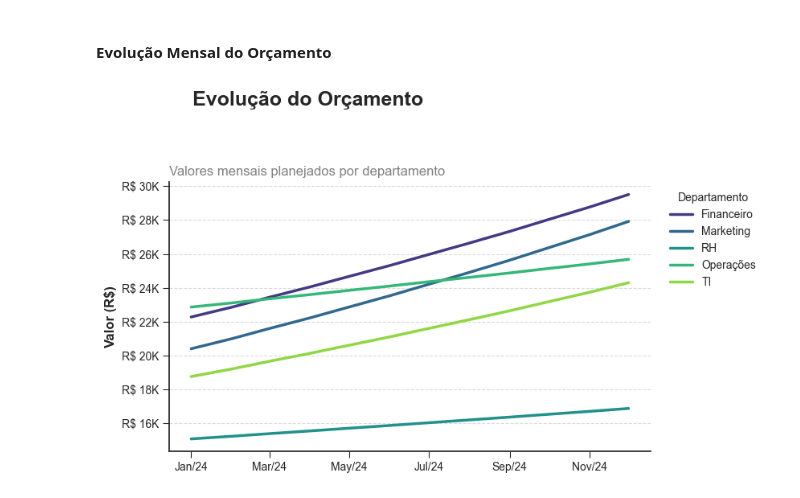
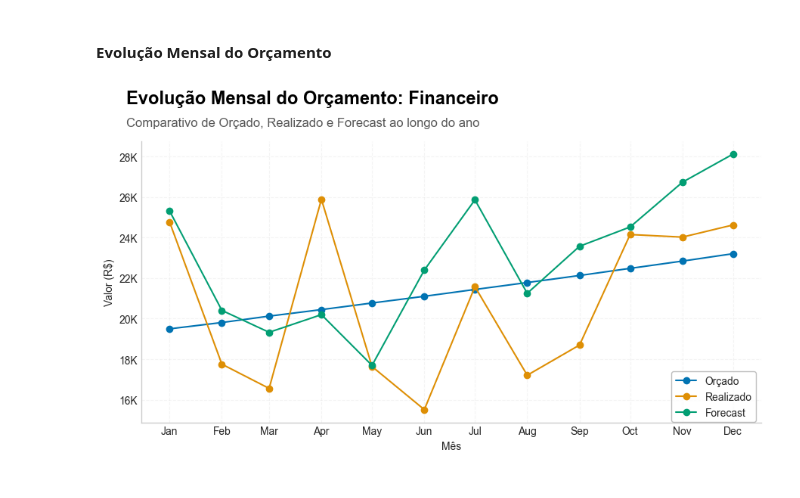
Before and after one commit to victormontr/FPeA, a Jupyter notebook: notebooks/analise_orcamentaria.ipynb, the cells around one changed output. Cells and saved outputs as stored; diff of their text form; code cells hidden in the pictures.

Commit message:
Nova versão da análise orçamentária em Python

```diff
--- a/notebooks/analise_orcamentaria.ipynb
+++ b/notebooks/analise_orcamentaria.ipynb
@@ -129,56 +182,72 @@ plt.show()
 # %% [markdown]
 #### Evolução Mensal do Orçamento
 # %%
-# --- 1. PREPARAÇÃO E CONFIGURAÇÃO DE ESTILO ---
-plt.style.use('seaborn-v0_8-ticks')  # Estilo visual limpo e corporativo
+# 1. SETUP INICIAL E IDENTIFICAÇÃO DOS DEPARTAMENTOS
+# ---------------------------------------------------
+# Define o estilo global dos gráficos (grade branca com linhas de fundo suaves)
+plt.style.use('seaborn-v0_8-whitegrid')
 
-departamentos = df["Departamento"].unique()  # Lista de departamentos únicos
+# Extrai os departamentos únicos para gerar um gráfico separado para cada um
+departamentos = df['Departamento'].unique()
 
-# Mapeia cada departamento para uma cor da paleta "viridis" (profissional e acessível)
-cores_mapa = dict(zip(departamentos, sns.color_palette("viridis", n_colors=len(departamentos))))
+# 2. LOOP PARA GERAR UM GRÁFICO POR DEPARTAMENTO
+# -----------------------------------------------
+# Gera, para cada departamento, um gráfico de evolução mensal das métricas financeiras
+for depto in departamentos:
 
-# --- 2. FUNÇÃO DE PLOTAGEM ---
-def plot_evolucao_corp(metrica, titulo, subtitulo):
-    fig, ax = plt.subplots(figsize=(10, 5))
+    # --- Filtragem dos Dados ---
+    # Seleciona apenas os registros correspondentes ao departamento atual
+    df_depto = df[df['Departamento'] == depto].copy()
 
-    # Plota uma linha para cada departamento
-    for dept in departamentos:
-        dados = df[df["Departamento"] == dept]
-        ax.plot(
-            dados["Data"], dados[metrica],
-            label=dept,
-            color=cores_mapa[dept],
-            linewidth=2.5  # Linhas mais grossas para destaque visual
-        )
+    # --- Inicialização da Figura ---
+    # Cria uma nova figura e eixos para o gráfico do departamento atual
+    fig, ax = plt.subplots(figsize=(9, 5))
 
-    # Título principal e subtítulo
-    fig.suptitle(titulo, ha='left', x=0.125, y=0.98, fontsize=18, weight='bold')
-    ax.set_title(subtitulo, loc='left', fontsize=12, color='gray')
+    # --- Plotagem das Métricas ---
+    # Plota as linhas de evolução de Orçado, Realizado e Forecast ao longo dos meses
+    ax.plot(df_depto['Data'], df_depto['Orcado'], marker='o', linestyle='-', color=palette[0], label='Orçado')
+    ax.plot(df_depto['Data'], df_depto['Realizado'], marker='o', linestyle='-', color=palette[1], label='Realizado')
+    ax.plot(df_depto['Data'], df_depto['Forecast'], marker='o', linestyle='-', color=palette[2], label='Forecast')
 
-    # Rótulos dos eixos
-    ax.set_xlabel(None)
-    ax.set_ylabel("Valor (R$)", fontsize=12, weight='bold')
+    # --- Títulos e Subtítulos Dinâmicos ---
+    # Adiciona título principal e subtítulo descritivo ao gráfico, alinhados à esquerda
+    fig.text(0.05, 0.95, f'Evolução Mensal do Orçamento: {depto}', fontsize=17, fontweight='bold', ha='left', color="#000000")
+    fig.text(0.05, 0.89, 'Comparativo de Orçado, Realizado e Forecast ao longo do ano', fontsize=12, ha='left', color="#565656")
 
-    # Formatação do eixo X com meses abreviados e do eixo Y em milhar
-    ax.xaxis.set_major_formatter(mdates.DateFormatter("%b/%y"))
-    ax.yaxis.set_major_formatter(ticker.FuncFormatter(lambda x, pos: f'R$ {x/1000:.0f}K'))
+    # --- Formatação dos Eixos ---
+    # Exibe valores do eixo Y em milhares (K)
+    formatter = ticker.FuncFormatter(lambda y, pos: f'{y/1000:.0f}K')
+    ax.yaxis.set_major_formatter(formatter)
 
-    # Grade horizontal leve e remoção das bordas
-    ax.grid(axis='y', linestyle='--', alpha=0.7)
+    # Mostra apenas os meses abreviados no eixo X
+    ax.xaxis.set_major_formatter(mdates.DateFormatter('%b'))
+    ax.xaxis.set_major_locator(mdates.MonthLocator())
+
+    # Adiciona os rótulos dos eixos X e Y
+    ax.set(xlabel="Mês", ylabel="Valor (R$)")
+
+    # Adiciona linhas de grade horizontais e verticais com baixa opacidade para facilitar leitura sem poluir visualmente
+    ax.grid(axis='y', linestyle='--', alpha=0.2)
+    ax.grid(axis='x', linestyle='--', alpha=0.2)
+
+    # --- Legenda e Ajustes Visuais ---
+    # Posiciona e estiliza a legenda para melhor contraste e leitura
+    ax.legend(
+        title=None,
+        loc='upper right',
+        frameon=True,
+        facecolor='white',
+        edgecolor='#B0B0B0',
+        bbox_to_anchor=(1, 0.2)
+    )
+
+    # Remove bordas superiores e direitas para um visual mais limpo
     sns.despine()
 
-    # Legenda à direita, fora da área do gráfico
-    ax.legend(title="Departamento", bbox_to_anchor=(1.02, 1), loc="upper left", frameon=False)
+    # Ajusta o layout do gráfico para evitar sobreposição de elementos visuais
+    plt.tight_layout(rect=[0, 0, 1, 0.88])
 
-    # Ajuste para evitar que a legenda seja cortada
-    fig.tight_layout(rect=[0, 0, 0.85, 0.9])
+    # Renderiza o gráfico final para o departamento atual
     plt.show()
-
-# --- 3. EXECUÇÃO ---
-plot_evolucao_corp(
-    "Orcado",
-    "Evolução do Orçamento",
-    "Valores mensais planejados por departamento"
-)
 # %% [output]
-[figure, old version]
+[figure, new version]
```
Also changed, not shown: parts of 14 cells of this notebook.
